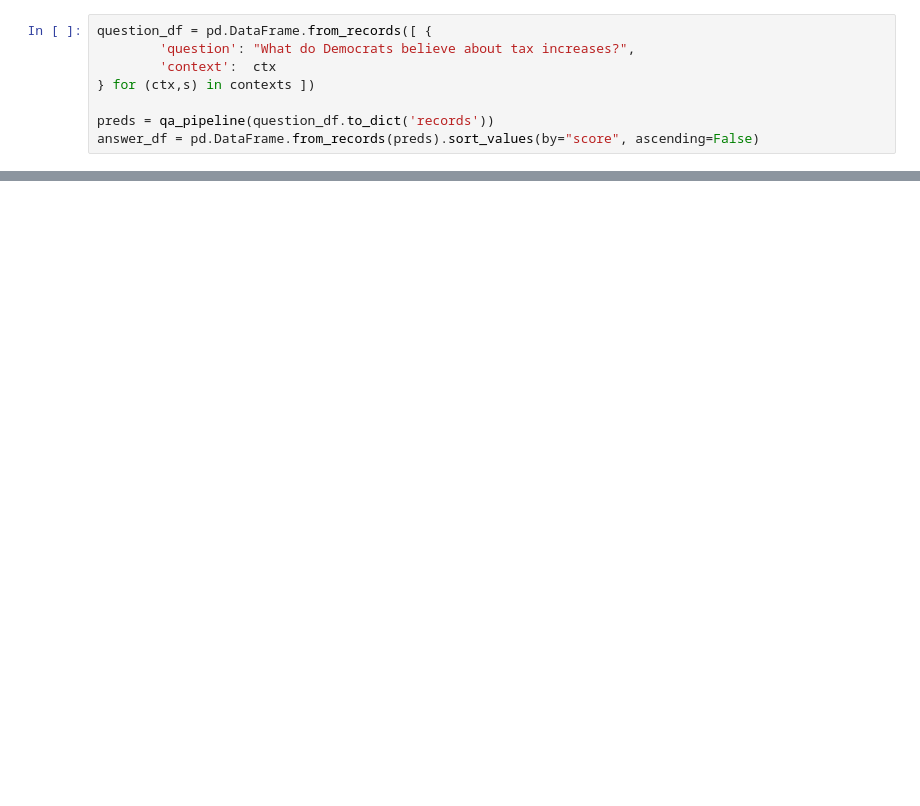
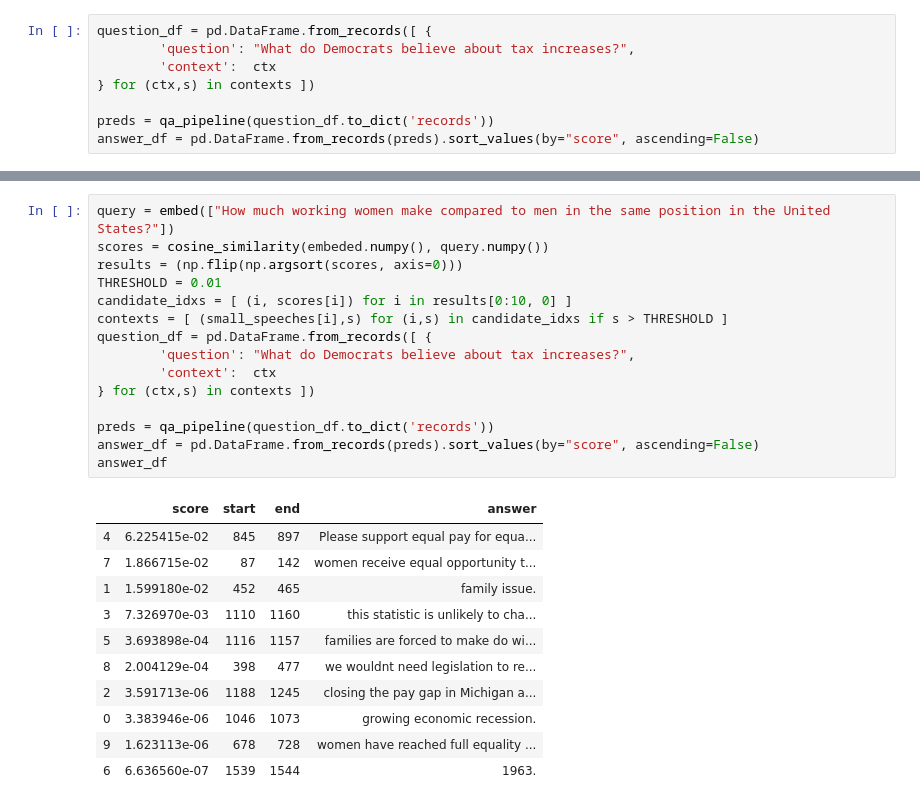
Before and after one commit to rostro36/Partisan-Responses, a Jupyter notebook: question_answering.ipynb, the cells around one changed output, grey strips where cells are left out. Drawn from its saved outputs; the diff is of its cells as text; blank space fills up the shorter version.

```diff
--- a/question_answering.ipynb
+++ b/question_answering.ipynb
@@ -450,3 +478,30 @@ answer_df
+# %%
+query = embed(["How much working women make compared to men in the same position in the United States?"])
+scores = cosine_similarity(embeded.numpy(), query.numpy())
+results = (np.flip(np.argsort(scores, axis=0)))
+THRESHOLD = 0.01
+candidate_idxs = [ (i, scores[i]) for i in results[0:10, 0] ]
+contexts = [ (small_speeches[i],s) for (i,s) in candidate_idxs if s > THRESHOLD ]
+question_df = pd.DataFrame.from_records([ {
+        'question': "What do Democrats believe about tax increases?",
+        'context':  ctx
+} for (ctx,s) in contexts ])
+
+preds = qa_pipeline(question_df.to_dict('records'))
+answer_df = pd.DataFrame.from_records(preds).sort_values(by="score", ascending=False)
+answer_df
+# %% [output]
+|  | score | start | end | answer |
+| 4 | 6.225415e-02 | 845 | 897 | Please support equal pay for equa... |
+| 7 | 1.866715e-02 | 87 | 142 | women receive equal opportunity t... |
+| 1 | 1.599180e-02 | 452 | 465 | family issue. |
+| 3 | 7.326970e-03 | 1110 | 1160 | this statistic is unlikely to cha... |
+| 5 | 3.693898e-04 | 1116 | 1157 | families are forced to make do wi... |
+| 8 | 2.004129e-04 | 398 | 477 | we wouldnt need legislation to re... |
+| 2 | 3.591713e-06 | 1188 | 1245 | closing the pay gap in Michigan a... |
+| 0 | 3.383946e-06 | 1046 | 1073 | growing economic recession. |
+| 9 | 1.623113e-06 | 678 | 728 | women have reached full equality ... |
+| 6 | 6.636560e-07 | 1539 | 1544 | 1963. |
 # %%
 contexts
 # %% [output]
```
Also changed, not shown: parts of 9 cells of this notebook.
